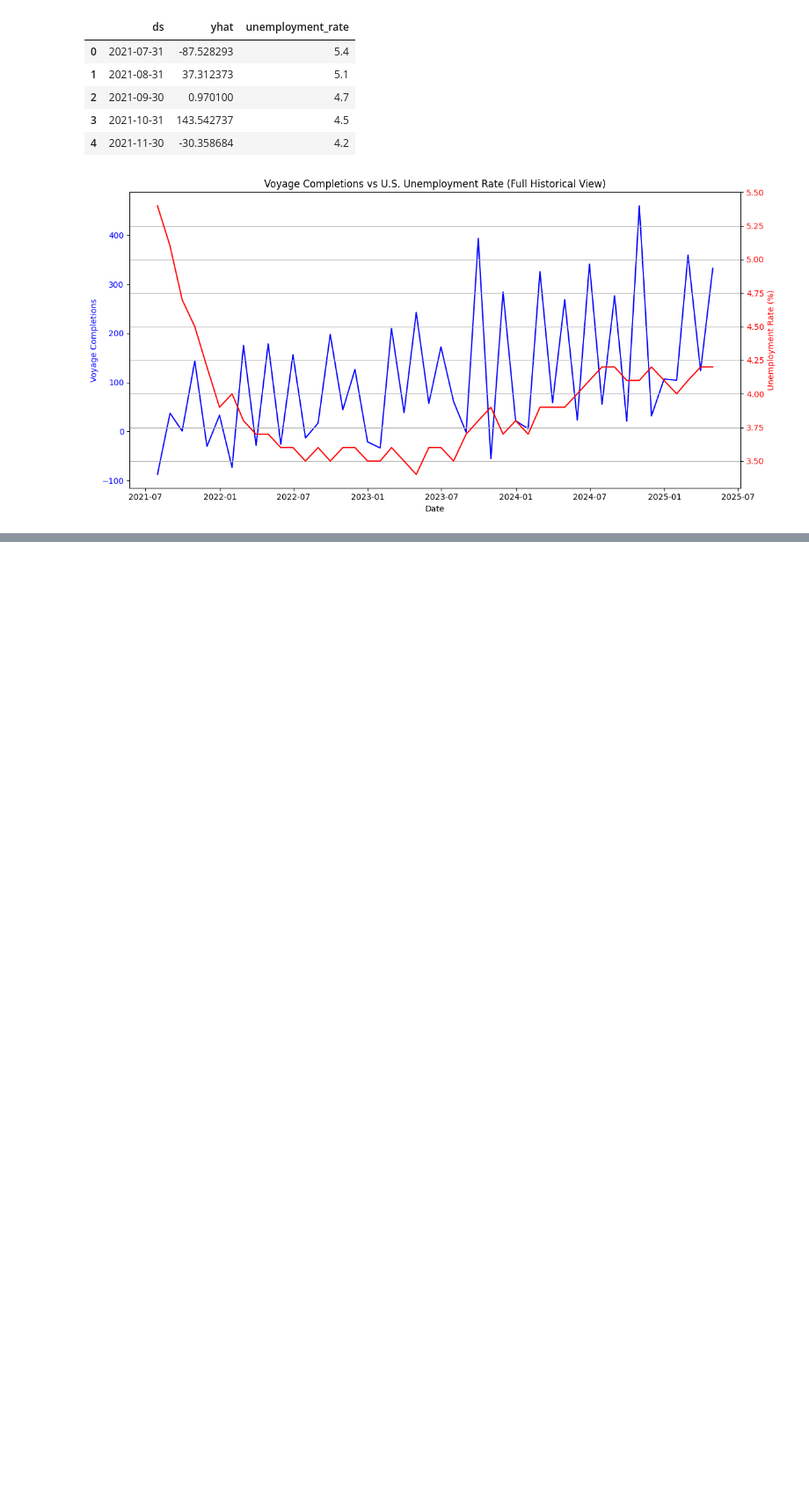
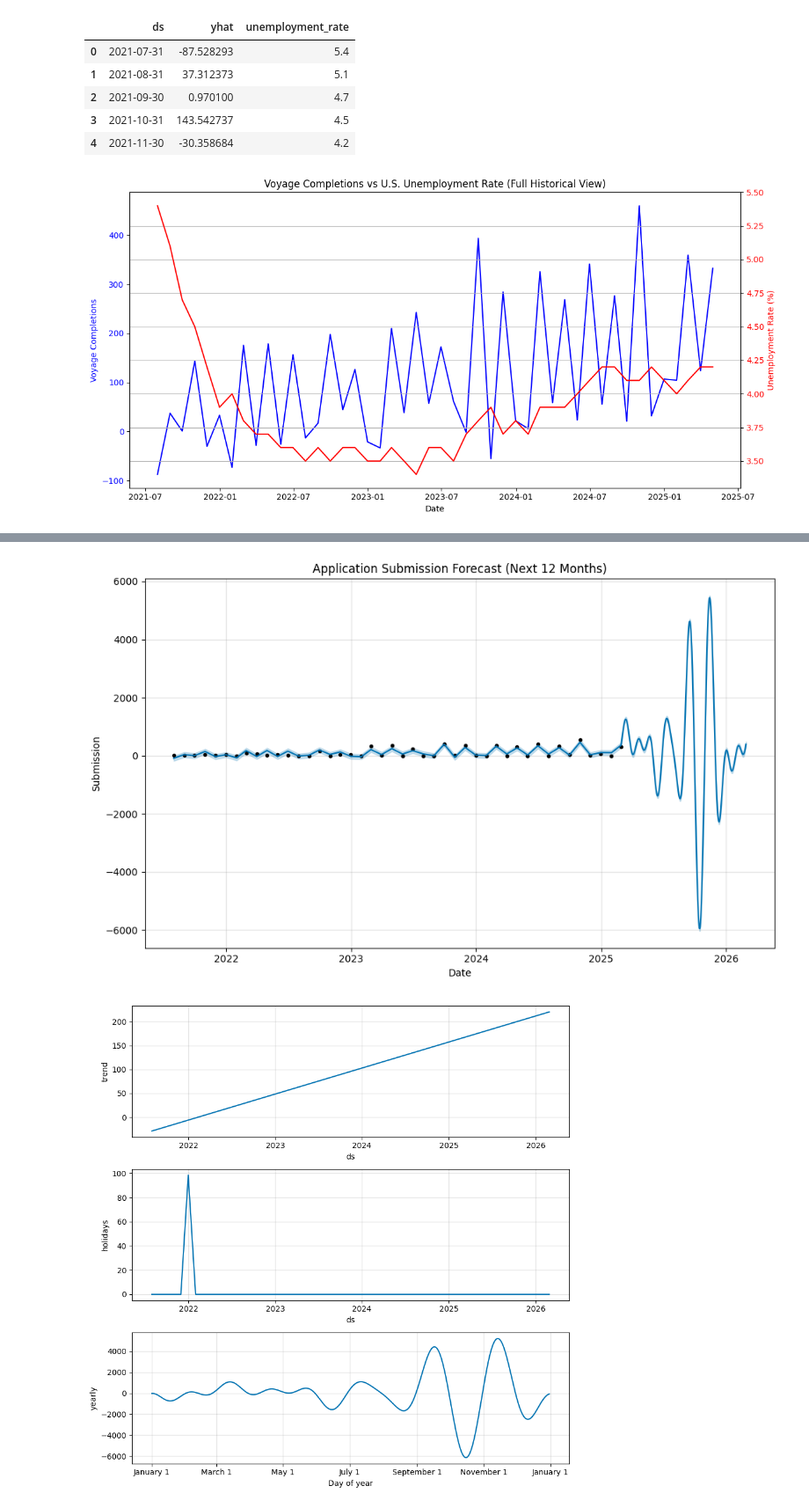
Before and after one commit to roziii/chingu_segment_analysis, a Jupyter notebook: application_completion-auto_regressive_model.ipynb, the cells around one changed output, grey strips where cells are left out. Shown at 88% size. Cells and saved outputs as stored; diff of their text form; code cells hidden in the pictures; blank space fills up the shorter version.

```diff
--- a/application_completion-auto_regressive_model.ipynb
+++ b/application_completion-auto_regressive_model.ipynb
@@ -666,0 +848,30 @@ plt.show()
+# %%
+# Step 1: Prepare data (already done earlier)
+# df_prophet = DataFrame with columns ['ds', 'y']
+
+# Step 2: Initialize and fit Prophet model
+model = Prophet(yearly_seasonality=True, weekly_seasonality=False, daily_seasonality=False)
+model.add_country_holidays(country_name='US')
+model.fit(df_prophet)
+
+# Step 3: Create 12-month future dataframe
+future = model.make_future_dataframe(periods=365, freq='D')
+
+# Step 4: Forecast
+forecast = model.predict(future)
+
+# Step 5: Plot
+fig1 = model.plot(forecast)
+plt.title("Application Submission Forecast (Next 12 Months)")
+plt.xlabel("Date")
+plt.ylabel("Submission")
+plt.grid(True)
+plt.show()
+
+# Optional: Components plot
+fig2 = model.plot_components(forecast)
+plt.show()
+
+# Optional: Show forecasted numbers
+forecast[['ds', 'yhat', 'yhat_lower', 'yhat_upper']].tail(12)
+# %% [output]
@@ -666,0 +880,2 @@ plt.show()
+[figure, added]
+[figure, added]
```
Also changed, not shown: parts of 9 cells of this notebook.
